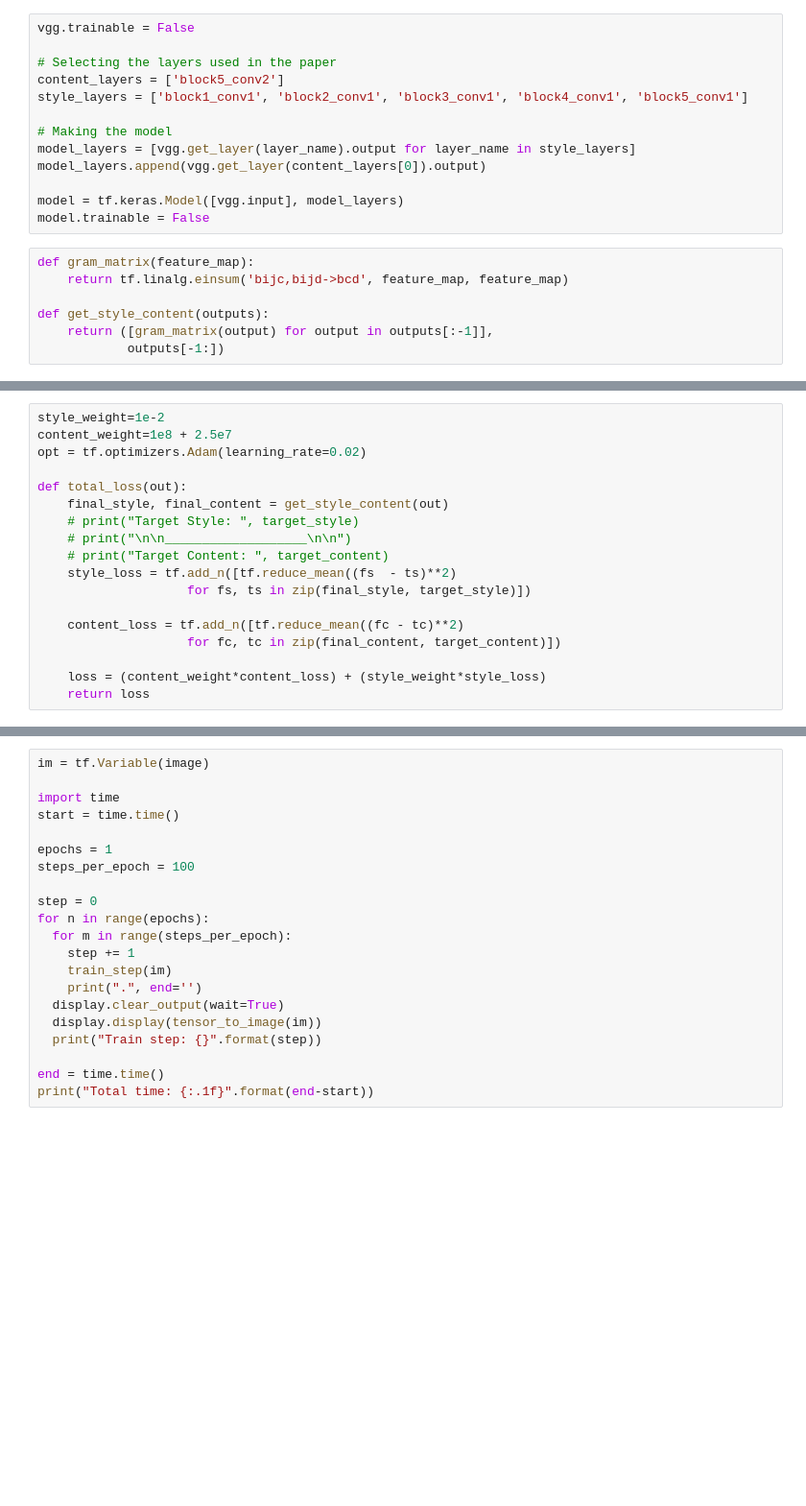
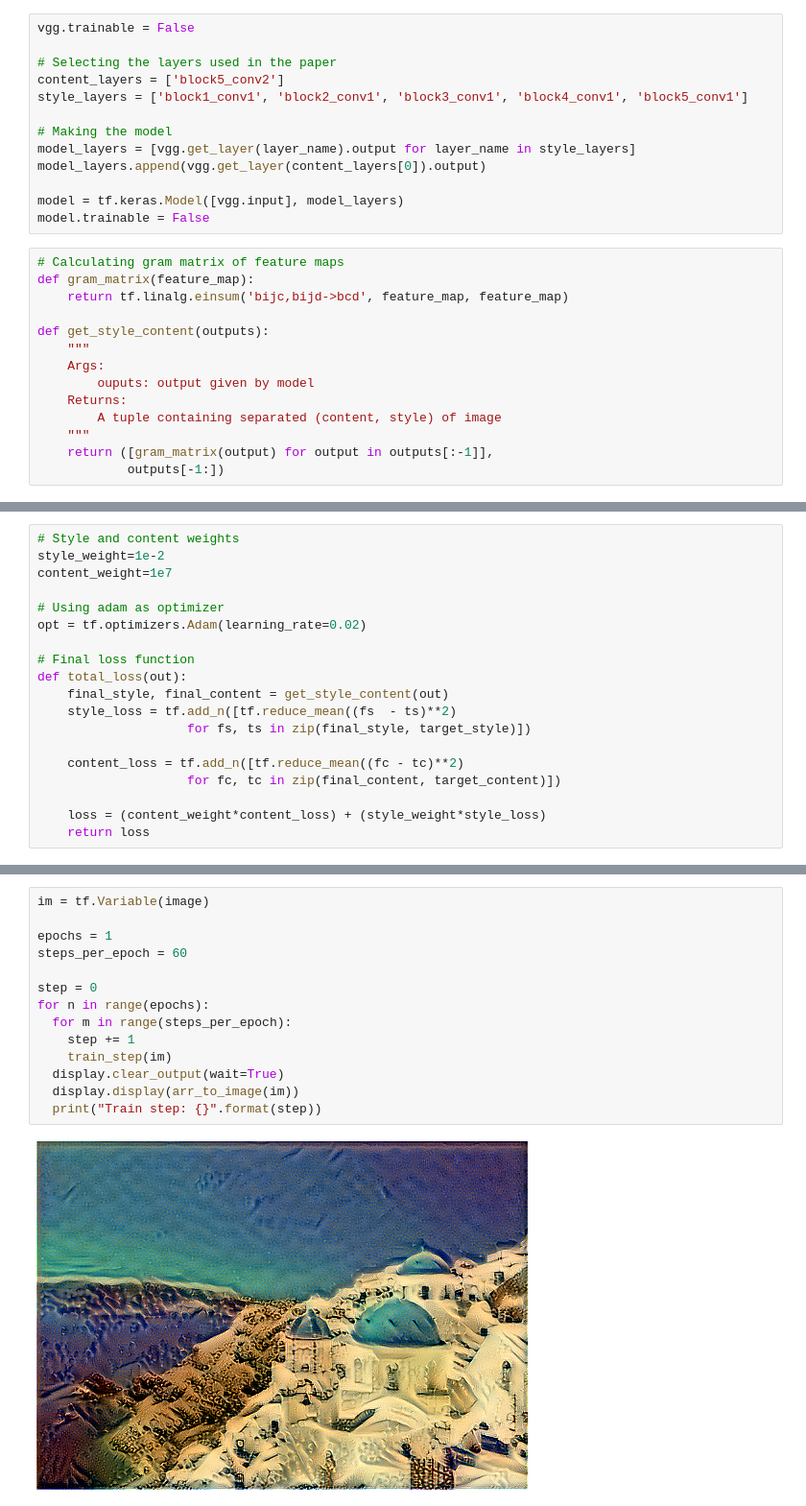
Before and after one commit to sahej-dev/deepSTEM, a Jupyter notebook: ArtisticNeuralNets.ipynb, the cells around one changed output, grey strips where cells are left out. Shown at 96% size. Drawn from its saved outputs; the diff is of its cells as text; blank space fills up the shorter version.

```diff
--- a/ArtisticNeuralNets.ipynb
+++ b/ArtisticNeuralNets.ipynb
@@ -103,10 +102,17 @@ model_layers.append(vgg.get_layer(content_layers[0]).output)
 model = tf.keras.Model([vgg.input], model_layers)
 model.trainable = False
 # %%
+# Calculating gram matrix of feature maps
 def gram_matrix(feature_map):
     return tf.linalg.einsum('bijc,bijd->bcd', feature_map, feature_map)
 
 def get_style_content(outputs):
+    """
+    Args:
+        ouputs: output given by model
+    Returns:
+        A tuple containing separated (content, style) of image
+    """
     return ([gram_matrix(output) for output in outputs[:-1]],
             outputs[-1:])
 # %%
@@ -116,15 +122,16 @@ _ , target_content = get_style_content(image_outputs)
 painting_outputs = model(ppd_painting)
 target_style, _ = get_style_content(painting_outputs)
 # %%
+# Style and content weights
 style_weight=1e-2
-content_weight=1e8 + 2.5e7
+content_weight=1e7
+
+# Using adam as optimizer
 opt = tf.optimizers.Adam(learning_rate=0.02)
 
+# Final loss function
 def total_loss(out):
     final_style, final_content = get_style_content(out)
-    # print("Target Style: ", target_style)
-    # print("\n\n___________________\n\n")
-    # print("Target Content: ", target_content)
     style_loss = tf.add_n([tf.reduce_mean((fs  - ts)**2)
                     for fs, ts in zip(final_style, target_style)])
 
@@ -160,21 +176,16 @@ tensor_to_image(im)
 # %%
 im = tf.Variable(image)
 
-import time
-start = time.time()
-
 epochs = 1
-steps_per_epoch = 100
+steps_per_epoch = 60
 
 step = 0
 for n in range(epochs):
   for m in range(steps_per_epoch):
     step += 1
     train_step(im)
-    print(".", end='')
   display.clear_output(wait=True)
-  display.display(tensor_to_image(im))
+  display.display(arr_to_image(im))
   print("Train step: {}".format(step))
-
-end = time.time()
-print("Total time: {:.1f}".format(end-start))
+# %% [output]
+[figure, added]
```
Also changed, not shown: parts of 14 cells of this notebook, 2 other files.
